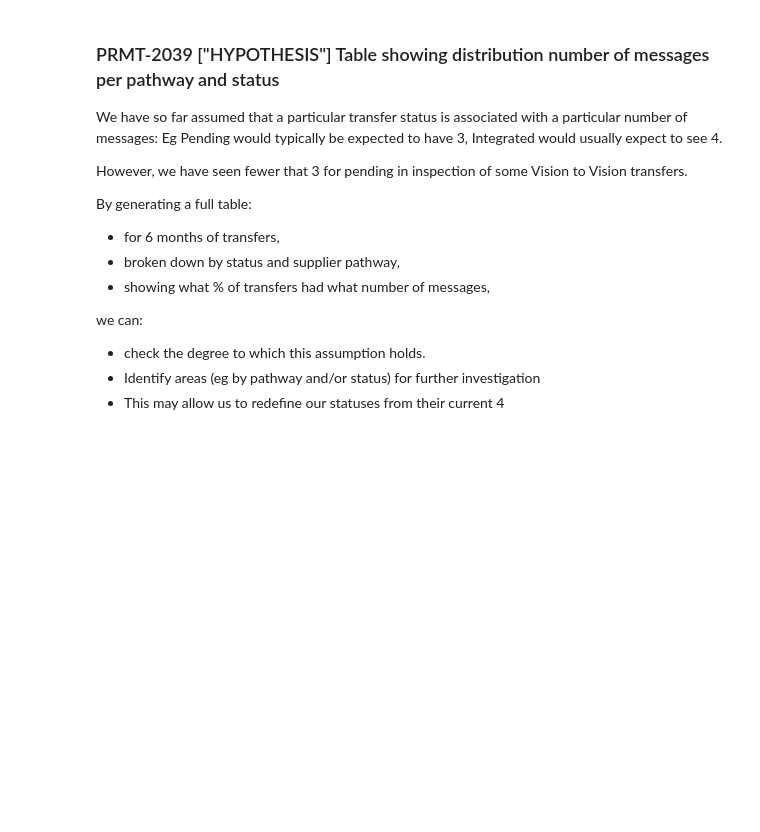
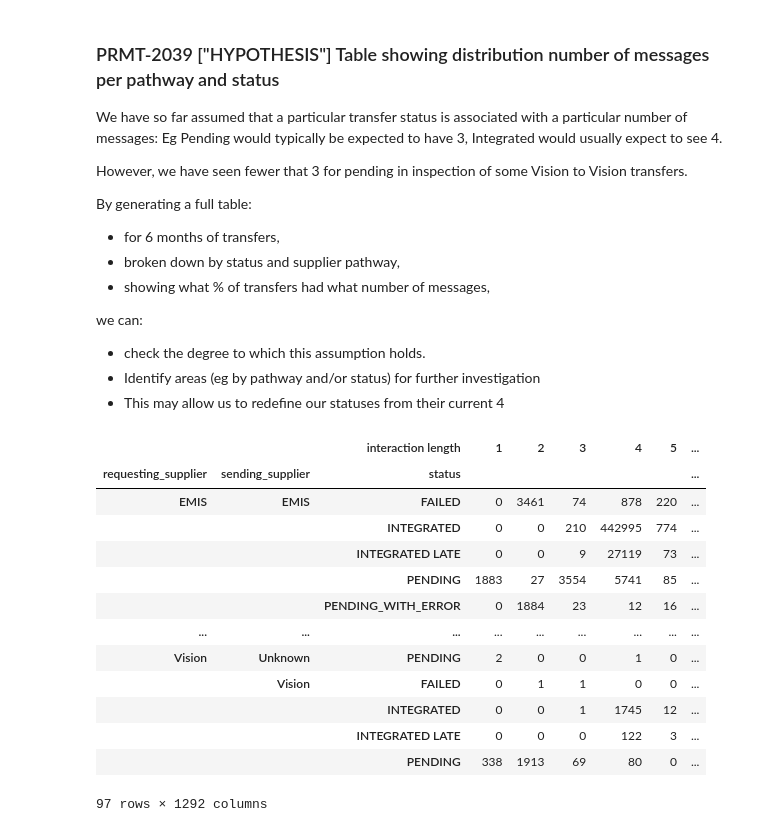
Before and after one commit to nhsconnect/prm-gp2gp-data-sandbox, a Jupyter notebook: notebooks/34-PRMT-2039--table-number-messages-by-status-pathway.ipynb, the cells around one changed output. Drawn from its saved outputs; the diff is of its cells as text; code cells hidden in the pictures; blank space fills up the shorter version.

```diff
--- a/notebooks/34-PRMT-2039--table-number-messages-by-status-pathway.ipynb
+++ b/notebooks/34-PRMT-2039--table-number-messages-by-status-pathway.ipynb
@@ -42,13 +42,12 @@ transfers_raw = transfers_raw.drop(["sending_supplier", "requesting_supplier"],
 
 
 # Given the findings in PRMT-1742 - many duplicate EHR errors are misclassified, the below reclassifies the relevant data
-
-has_at_least_one_successful_integration_code = lambda errors: any((np.isnan(e) or e==15 for e in errors))
+has_at_least_one_successful_integration_code = lambda errors: any((np.isnan(error) or error==15 for error in errors))
 successful_transfers_bool = transfers_raw['request_completed_ack_codes'].apply(has_at_least_one_successful_integration_code)
 transfers = transfers_raw.copy()
 transfers.loc[successful_transfers_bool, "status"] = "INTEGRATED"
 
-# Correctly interpret certail sender errors as failed.
+# Correctly interpret certain sender errors as failed.
 # This is explained in PRMT-1974. Eventaully this will be fixed upstream in the pipeline.
 pending_sender_error_codes=[6,7,10,24,30,23,14,99]
 transfers_with_pending_sender_code_bool=transfers['sender_error_code'].isin(pending_sender_error_codes)
@@ -63,7 +62,7 @@ transfers_with_integrated_bool=transfers['status']=='INTEGRATED'
 transfers_integrated_late_bool=transfers_after_sla_bool & transfers_with_integrated_bool
 transfers.loc[transfers_integrated_late_bool,'status']='INTEGRATED LATE'
 
-# If the record integrated after 28 days, change the status back to pending.
+# If the record integrated after 28 days, change the status back to pending or pending with error.
 # This is to handle each month consistentently and to always reflect a transfers status 28 days after it was made.
 # TBD how this is handled upstream in the pipeline
 twenty_eight_days_in_seconds=28*24*60*60
@@ -106,6 +105,23 @@ combined_transfers['interaction length']=combined_transfers['interaction name'].
 # %%
 # Generate a table to count the transfers of each message length broken down by pathway/status
 message_count_table=combined_transfers.pivot_table(index=['requesting_supplier','sending_supplier','status'],columns='interaction length',values='conversation_id',aggfunc='count').fillna(0).astype(int)
+# %%
+message_count_table
+# %% [output]
+|  |  | interaction length | 1 | 2 | 3 | 4 | 5 | ... |
+| requesting_supplier | sending_supplier | status |  |  |  |  |  | ... |
+| EMIS | EMIS | FAILED | 0 | 3461 | 74 | 878 | 220 | ... |
+|  |  | INTEGRATED | 0 | 0 | 210 | 442995 | 774 | ... |
+|  |  | INTEGRATED LATE | 0 | 0 | 9 | 27119 | 73 | ... |
+|  |  | PENDING | 1883 | 27 | 3554 | 5741 | 85 | ... |
+|  |  | PENDING_WITH_ERROR | 0 | 1884 | 23 | 12 | 16 | ... |
+| ... | ... | ... | ... | ... | ... | ... | ... | ... |
+| Vision | Unknown | PENDING | 2 | 0 | 0 | 1 | 0 | ... |
+|  | Vision | FAILED | 0 | 1 | 1 | 0 | 0 | ... |
+|  |  | INTEGRATED | 0 | 0 | 1 | 1745 | 12 | ... |
+|  |  | INTEGRATED LATE | 0 | 0 | 0 | 122 | 3 | ... |
+|  |  | PENDING | 338 | 1913 | 69 | 80 | 0 | ... |
+97 rows × 1292 columns
 # %%
 # For each pathway/status, what is the percentage in each message length?
 message_count_table_percentages=message_count_table.div(message_count_table.sum(axis=1),axis=0).multiply(100).round(2)
```
Also changed, not shown: parts of 3 cells of this notebook.
